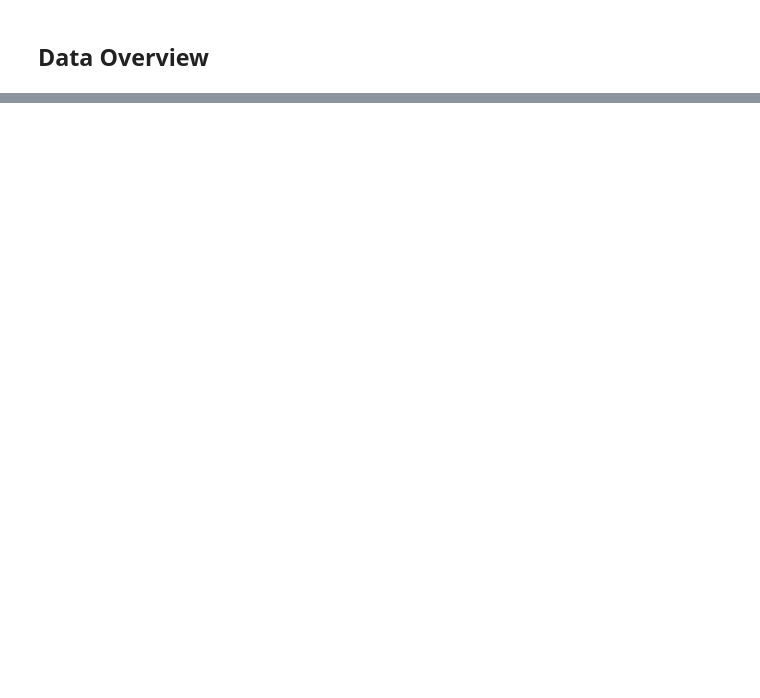
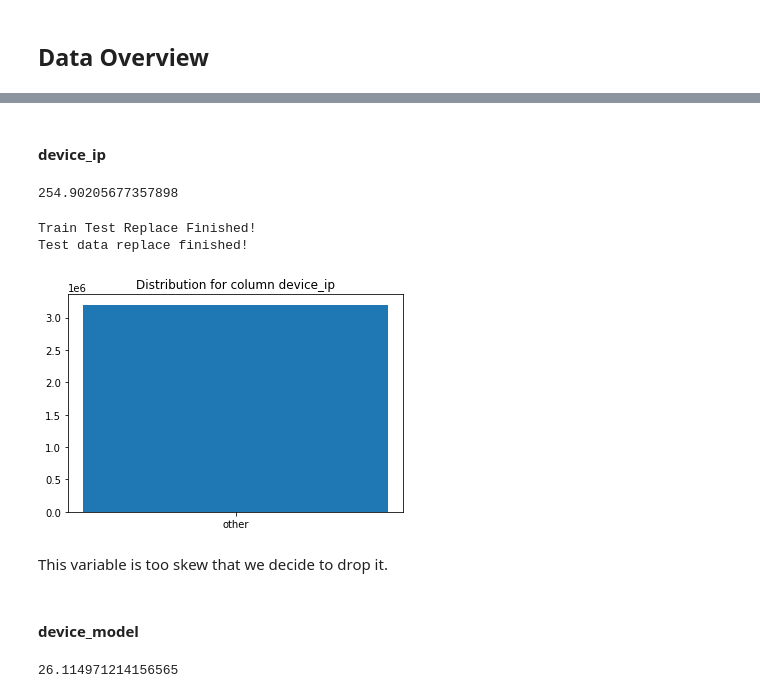
Before and after one commit to jackiejiaqi/MSBA, a Jupyter notebook: ISOM674-ML/finalProject.ipynb, the cells around one changed output, grey strips where cells are left out. Saved outputs shown, nothing was run; the diff lists cells and outputs as text; code cells hidden in the pictures; blank space fills up the shorter version.

```diff
--- a/ISOM674-ML/finalProject.ipynb
+++ b/ISOM674-ML/finalProject.ipynb
@@ -276,0 +69,6 @@ print(train_0.shape,train_1.shape,train_2.shape,train_3.shape,train_4.shape)
+# %%
+# set test set naive prediction value as 0.5
+test['click'] = 0.5
+# set test set column names
+test = test[['id', 'click', 'hour', 'C1', 'banner_pos', 'site_id', 'site_domain', 'site_category', 'app_id', 'app_domain', 'app_category', 'device_id', 'device_ip', 'device_model',
+                    'device_type', 'device_conn_type', 'C14', 'C15', 'C16', 'C17', 'C18', 'C19', 'C20', 'C21']]
@@ -276,0 +133,30 @@ print(train_0.shape,train_1.shape,train_2.shape,train_3.shape,train_4.shape)
+# %%
+# define a function to transform skewed categorical value based on frequency
+def categorical_replace(train_data, test_data, column, pct = 0.01):
+    """
+    train_data: train dataset to input
+    test_data: test to input
+    column: column name string to input
+    pct: transform frequency treshold, default 0.01
+    """
+    cond = train_data[column].value_counts(normalize = True) > pct
+    non_others = cond[cond].index  # define a list to save main category
+
+    train_data['temp'] = 'other'
+    train_data.loc[train_data[column].isin(non_others),'temp'] = train_data[column]
+    train_data[column] = train_data['temp'].values
+    del train_data['temp']
+    print("Train Test Replace Finished!")
+
+    test_data['temp'] = 'other'
+    test_data.loc[test_data[column].isin(non_others),'temp'] = test_data[column]
+    test_data[column] = test_data['temp'].values
+    del test_data['temp']
+    print("Test data replace finished!")
+# %%
+# define function to draw category distribution
+def hist_bar_cat(data, column):
+    categories = data[column].value_counts().index.astype('str')
+    counts = data[column].value_counts().values
+    plt.bar(categories, counts, width=0.5)
+    plt.title('Distribution for column {}'.format(column))
@@ -276,0 +277,16 @@ print(train_0.shape,train_1.shape,train_2.shape,train_3.shape,train_4.shape)
+# %% [markdown]
+#### device_ip
+# %%
+train_2['device_ip'].value_counts(normalize = True).skew()
+# as shown below, the skewness it is quite high
+# %% [output]
+254.90205677357898
+# %%
+categorical_replace(train_1, test, 'device_ip')
+hist_bar_cat(train_1, "device_ip")
+# %% [output]
+Train Test Replace Finished!
+Test data replace finished!
+[figure, added]
+# %% [markdown]
+This variable is too skew that we decide to drop it.
@@ -276,0 +296,7 @@ print(train_0.shape,train_1.shape,train_2.shape,train_3.shape,train_4.shape)
+# %% [markdown]
+#### device_model
+# %%
+train_2['device_model'].value_counts(normalize = True).skew()
+# as shown below, the skewness it is quite high
+# %% [output]
+26.114971214156565
```
Also changed, not shown: parts of 134 cells of this notebook.
